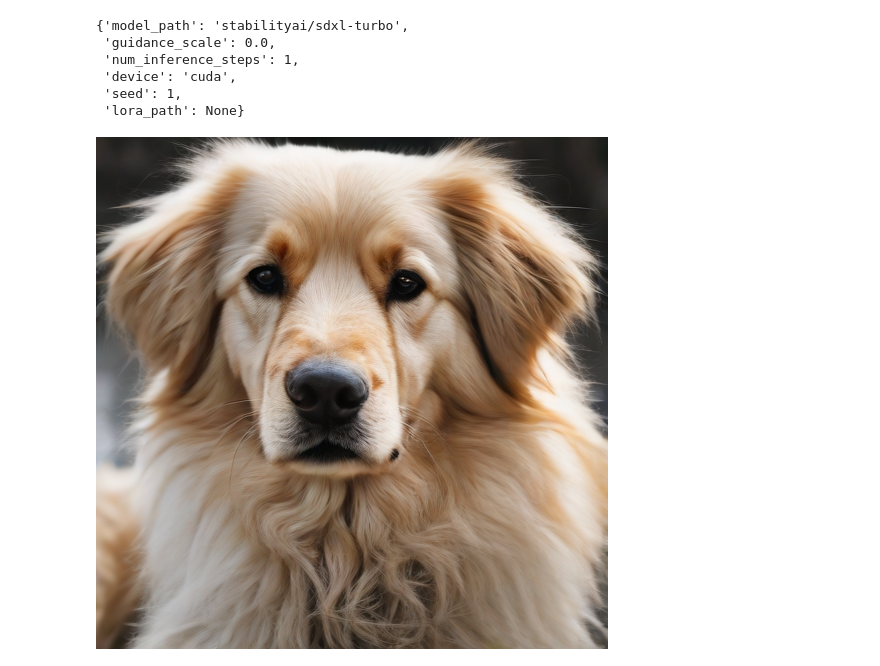
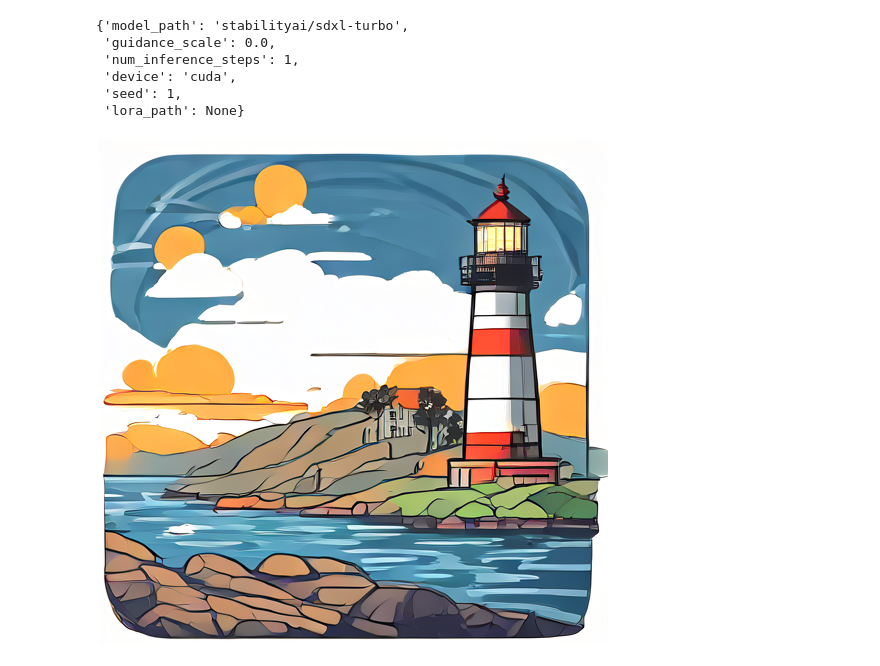
Before and after one commit to tamchamchi/pysvgenius, a Jupyter notebook: notebooks/sdxl_turbo.ipynb, the cells around one changed output. Drawn from its saved outputs; the diff is of its cells as text; code cells hidden in the pictures.

```diff
--- a/notebooks/sdxl_turbo.ipynb
+++ b/notebooks/sdxl_turbo.ipynb
@@ -112,10 +108,10 @@ TextToImageGeneratorFactory.register("turbo", SDXLTurboGenerator)
 # %%
 generator = TextToImageGeneratorFactory.create("turbo", **gen_cfg)
 # %%
-image = generator.process("a beautifull dog", num_images=3, height=512, width=512)
+image = generator.process("flat color illustration, a lighthouse overlooking the ocean, inspired by Tom Whalen, vibrant palette, bold outlines, simple shapes, app icon.", num_images=3, height=512, width=512)
 # %%
 from IPython.display import display
 # %%
-display(image[1])
+display(image[2])
 # %% [output]
-[figure, old version]
+[figure, new version]
```
Also changed, not shown: parts of 2 cells of this notebook, 2 other files.
